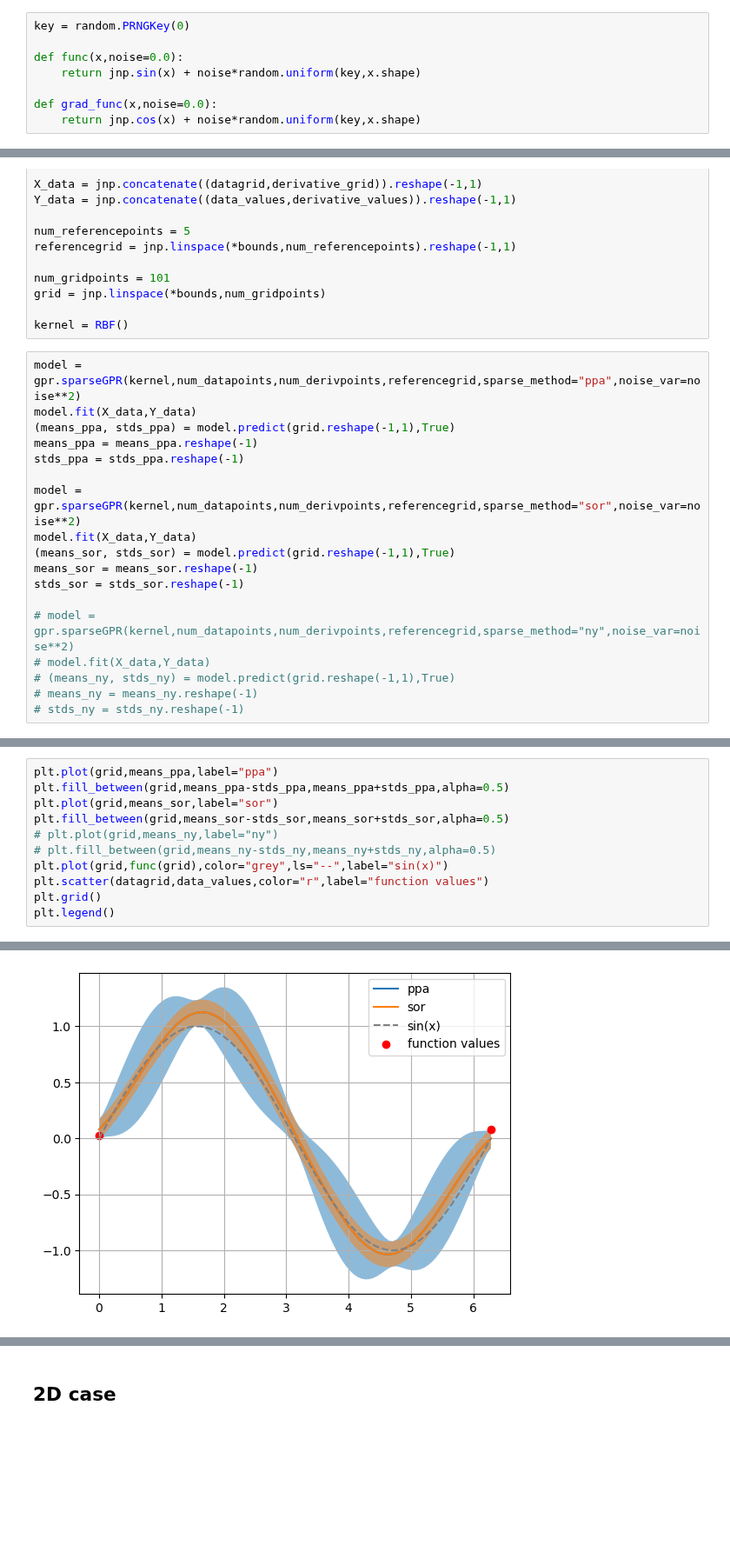
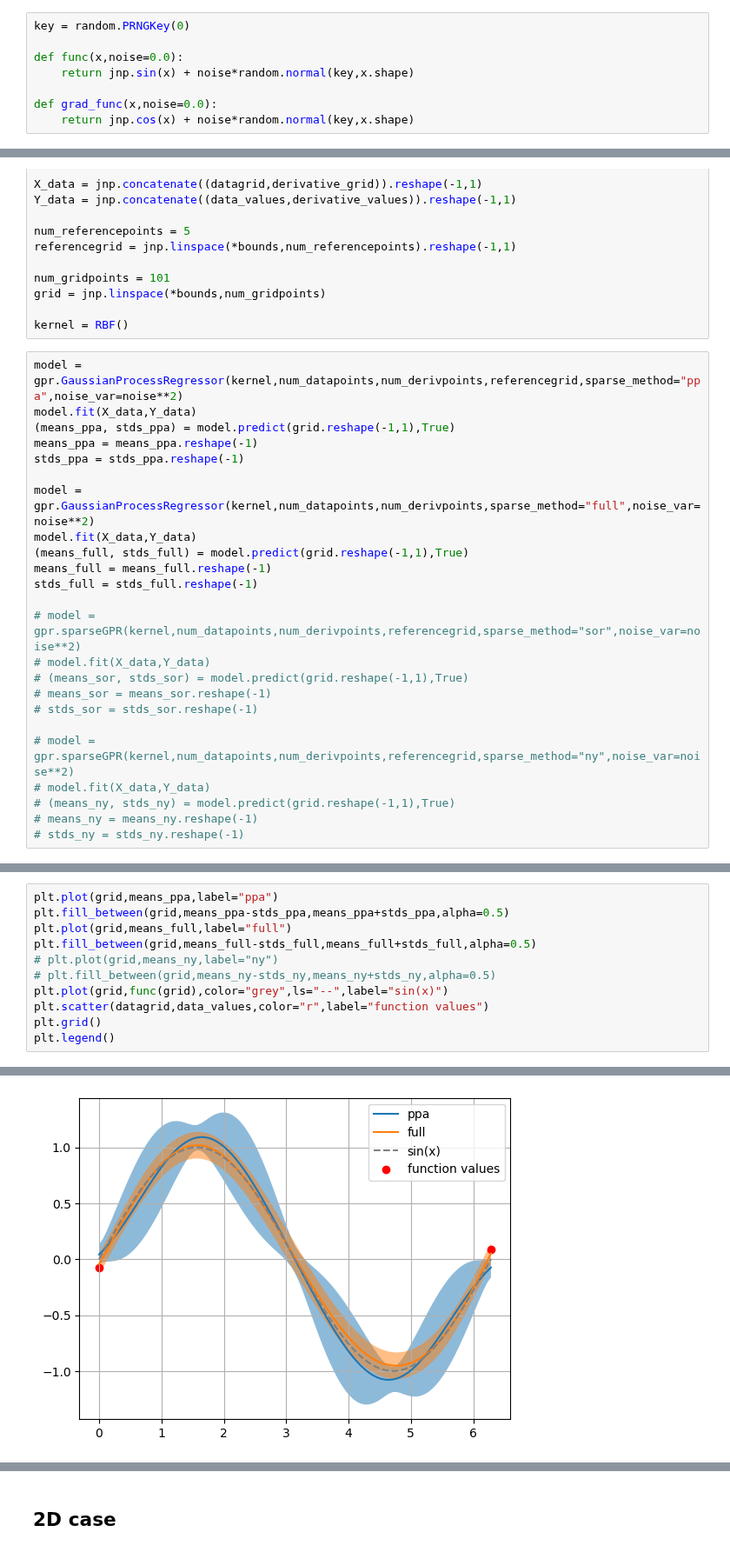
Before and after one commit to LukasEin/jaxgp, a Jupyter notebook: recover_from_derivatives_sin.ipynb, the cells around one changed output, grey strips where cells are left out. Shown at 87% size. Cells and saved outputs as stored; diff of their text form; blank space fills up the shorter version.

Commit message:
added fullGPR to GPR

```diff
--- a/recover_from_derivatives_sin.ipynb
+++ b/recover_from_derivatives_sin.ipynb
@@ -10,10 +10,10 @@ from gaussian_process.kernels import RBF
 key = random.PRNGKey(0)
 
 def func(x,noise=0.0):
-    return jnp.sin(x) + noise*random.uniform(key,x.shape)
+    return jnp.sin(x) + noise*random.normal(key,x.shape)
 
 def grad_func(x,noise=0.0):
-    return jnp.cos(x) + noise*random.uniform(key,x.shape)
+    return jnp.cos(x) + noise*random.normal(key,x.shape)
 # %% [output]
 WARNING:jax._src.lib.xla_bridge:No GPU/TPU found, falling back to CPU. (Set TF_CPP_MIN_LOG_LEVEL=0 and rerun for more info.)
 # %%
@@ -41,17 +41,23 @@ grid = jnp.linspace(*bounds,num_gridpoints)
 
 kernel = RBF()
 # %%
-model = gpr.sparseGPR(kernel,num_datapoints,num_derivpoints,referencegrid,sparse_method="ppa",noise_var=noise**2)
+model = gpr.GaussianProcessRegressor(kernel,num_datapoints,num_derivpoints,referencegrid,sparse_method="ppa",noise_var=noise**2)
 model.fit(X_data,Y_data)
 (means_ppa, stds_ppa) = model.predict(grid.reshape(-1,1),True)
 means_ppa = means_ppa.reshape(-1)
 stds_ppa = stds_ppa.reshape(-1)
 
-model = gpr.sparseGPR(kernel,num_datapoints,num_derivpoints,referencegrid,sparse_method="sor",noise_var=noise**2)
+model = gpr.GaussianProcessRegressor(kernel,num_datapoints,num_derivpoints,sparse_method="full",noise_var=noise**2)
 model.fit(X_data,Y_data)
-(means_sor, stds_sor) = model.predict(grid.reshape(-1,1),True)
-means_sor = means_sor.reshape(-1)
-stds_sor = stds_sor.reshape(-1)
+(means_full, stds_full) = model.predict(grid.reshape(-1,1),True)
+means_full = means_full.reshape(-1)
+stds_full = stds_full.reshape(-1)
+
+# model = gpr.sparseGPR(kernel,num_datapoints,num_derivpoints,referencegrid,sparse_method="sor",noise_var=noise**2)
+# model.fit(X_data,Y_data)
+# (means_sor, stds_sor) = model.predict(grid.reshape(-1,1),True)
+# means_sor = means_sor.reshape(-1)
+# stds_sor = stds_sor.reshape(-1)
 
 # model = gpr.sparseGPR(kernel,num_datapoints,num_derivpoints,referencegrid,sparse_method="ny",noise_var=noise**2)
 # model.fit(X_data,Y_data)
@@ -61,17 +74,17 @@ stds_sor = stds_sor.reshape(-1)
 # %%
 plt.plot(grid,means_ppa,label="ppa")
 plt.fill_between(grid,means_ppa-stds_ppa,means_ppa+stds_ppa,alpha=0.5)
-plt.plot(grid,means_sor,label="sor")
-plt.fill_between(grid,means_sor-stds_sor,means_sor+stds_sor,alpha=0.5)
+plt.plot(grid,means_full,label="full")
+plt.fill_between(grid,means_full-stds_full,means_full+stds_full,alpha=0.5)
 # plt.plot(grid,means_ny,label="ny")
 # plt.fill_between(grid,means_ny-stds_ny,means_ny+stds_ny,alpha=0.5)
 plt.plot(grid,func(grid),color="grey",ls="--",label="sin(x)")
 plt.scatter(datagrid,data_values,color="r",label="function values")
 plt.grid()
 plt.legend()
 # %% [output]
 <matplotlib.legend.Legend at 0x...>
-[figure, old version]
+[figure, new version]
 # %%
 plt.plot(grid,stds_ppa-stds_sor)
 # plt.plot(grid,stds_ppa-stds_ny)
```
Also changed, not shown: parts of 3 cells of this notebook, 5 other files.
